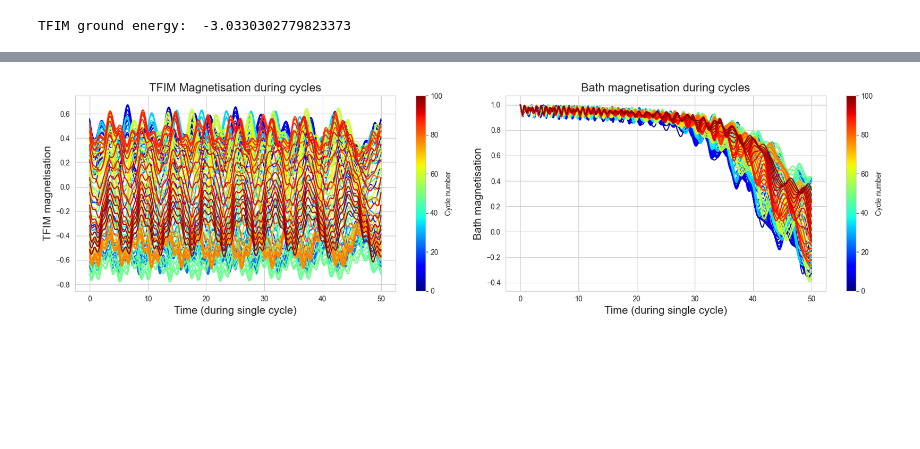
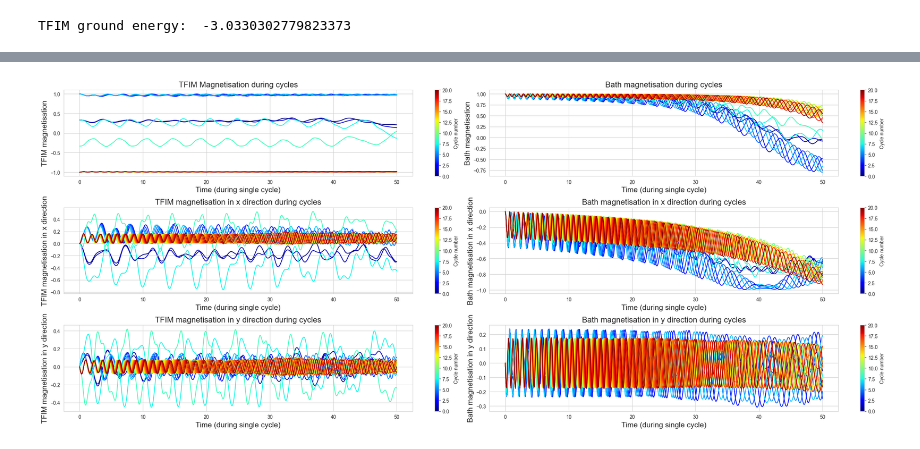
Before and after one commit to konj5/IJS2024, a Jupyter notebook: QT_protocol_simulations_MY_VERSION.ipynb, the cells around one changed output, grey strips where cells are left out. Cells and saved outputs as stored; diff of their text form; code cells hidden in the pictures; blank space fills up the shorter version.

```diff
--- a/QT_protocol_simulations_MY_VERSION.ipynb
+++ b/QT_protocol_simulations_MY_VERSION.ipynb
@@ -25,8 +25,10 @@ sx = qt.sigmax()
 sy = qt.sigmay()
 sz = qt.sigmaz()
 # %%
-end_of_cycle_measurement = False          # Meritev spinov v sigma^z bazi po koncu vsakega cikla
-neki_al_neki = True
+end_of_cycle_measurement = True          # Meritev spinov v sigma^z bazi po koncu vsakega cikla
+pass_directly_with_added_errors = False
+remake_product_state = False
+remake_product_state_LSQ = False
 open_dynamics = False          # Odprt sistem z sigma^z collapse operatorji na vsakem spinu
 couplings_decrease = True      # Linearno nižanje  sklopitve iz cikla v cikel
 hb_decrease = False           #  Linearno nižanje hb polja iz cikla v cikel
@@ -36,16 +38,16 @@ dt = 0.1
 T = 50.0
 times = np.arange(0.0, T+dt, dt)
 
-N_cycles = 20       # Stevilo ciklov algoritma
+N_cycles = 20    # Stevilo ciklov algoritma
 
 
 #### TFIM system parameters ####
-L = 3  # length of chain
+L = 3 # length of chain
 N = 2*L # total number of sites
 
 J = 1.0
 hx = 0.2
-hz = 0.0
+hz = 0
 
 #### Coupling and bath parameters ####
 Jc = 0.8
@@ -475,37 +604,100 @@ Text(0.5, 1.0, 'Entropies during cycles')
 cmap = plt.get_cmap('jet')
 COLORS = [cmap(i) for i in np.linspace(.01, .99, N_cycles)]
 
-plt.figure(figsize=(17, 4.8))
+plt.figure(figsize=(25, 10))
 
-plt.subplot(1, 2, 1)
+plt.subplot(3, 2, 1)
 
 for i, magnet in enumerate(whole_process_tfim_magnetisations):
     plt.plot(times, magnet, color=COLORS[i])
 
 
 norm = mpl.colors.Normalize(vmin=0, vmax=N_cycles)
 scalarmappable = mpl.cm.ScalarMappable(norm=norm, cmap=cmap)
 plt.colorbar(scalarmappable, ax=plt.gca(), label="Cycle number")
 
 plt.xlabel("Time (during single cycle)", fontsize = 15)
 plt.ylabel("TFIM magnetisation", fontsize = 15)
 plt.title("TFIM Magnetisation during cycles", fontsize = 16)
 
 
-plt.subplot(1, 2, 2)
+plt.subplot(3, 2, 2)
 
 for i, magnet in enumerate(whole_process_bath_magnetisations):
     plt.plot(times, magnet, color=COLORS[i])
 
 
 norm = mpl.colors.Normalize(vmin=0, vmax=N_cycles)
 scalarmappable = mpl.cm.ScalarMappable(norm=norm, cmap=cmap)
 plt.colorbar(scalarmappable, ax=plt.gca(), label="Cycle number")
 
 plt.xlabel("Time (during single cycle)", fontsize = 15)
 plt.ylabel("Bath magnetisation", fontsize = 15)
 plt.title("Bath magnetisation during cycles", fontsize = 16)
 
 plt.tight_layout()
+
+plt.subplot(3, 2, 3)
+
+for i, magnet in enumerate(whole_process_tfim_magnetisations_x_direction):
+    plt.plot(times, magnet, color=COLORS[i])
+
+
+norm = mpl.colors.Normalize(vmin=0, vmax=N_cycles)
+scalarmappable = mpl.cm.ScalarMappable(norm=norm, cmap=cmap)
+plt.colorbar(scalarmappable, ax=plt.gca(), label="Cycle number")
+
+plt.xlabel("Time (during single cycle)", fontsize = 15)
+plt.ylabel("TFIM magnetisation in x direction", fontsize = 15)
+plt.title("TFIM magnetisation in x direction during cycles", fontsize = 16)
+
+plt.tight_layout()
+
+plt.subplot(3, 2, 4)
+
+for i, magnet in enumerate(whole_process_bath_magnetisations_x_direction):
+    plt.plot(times, magnet, color=COLORS[i])
+
+
+norm = mpl.colors.Normalize(vmin=0, vmax=N_cycles)
+scalarmappable = mpl.cm.ScalarMappable(norm=norm, cmap=cmap)
+plt.colorbar(scalarmappable, ax=plt.gca(), label="Cycle number")
+
+plt.xlabel("Time (during single cycle)", fontsize = 15)
+plt.ylabel("Bath magnetisation in x direction", fontsize = 15)
+plt.title("Bath magnetisation in x direction during cycles", fontsize = 16)
+
+
+plt.subplot(3, 2, 5)
+
+for i, magnet in enumerate(whole_process_tfim_magnetisations_y_direction):
+    plt.plot(times, magnet, color=COLORS[i])
+
+
+norm = mpl.colors.Normalize(vmin=0, vmax=N_cycles)
+scalarmappable = mpl.cm.ScalarMappable(norm=norm, cmap=cmap)
+plt.colorbar(scalarmappable, ax=plt.gca(), label="Cycle number")
+
+plt.xlabel("Time (during single cycle)", fontsize = 15)
+plt.ylabel("TFIM magnetisation in y direction", fontsize = 15)
+plt.title("TFIM magnetisation in y direction during cycles", fontsize = 16)
+
+plt.tight_layout()
+
+plt.subplot(3, 2, 6)
+
+for i, magnet in enumerate(whole_process_bath_magnetisations_y_direction):
+    plt.plot(times, magnet, color=COLORS[i])
+
+
+norm = mpl.colors.Normalize(vmin=0, vmax=N_cycles)
+scalarmappable = mpl.cm.ScalarMappable(norm=norm, cmap=cmap)
+plt.colorbar(scalarmappable, ax=plt.gca(), label="Cycle number")
+
+plt.xlabel("Time (during single cycle)", fontsize = 15)
+plt.ylabel("Bath magnetisation in y direction", fontsize = 15)
+plt.title("Bath magnetisation in y direction during cycles", fontsize = 16)
+
+plt.tight_layout()
 # %% [output]
-[figure, old version]
+[figure, new version]
```
Also changed, not shown: parts of 7 cells of this notebook, 5 other files.
